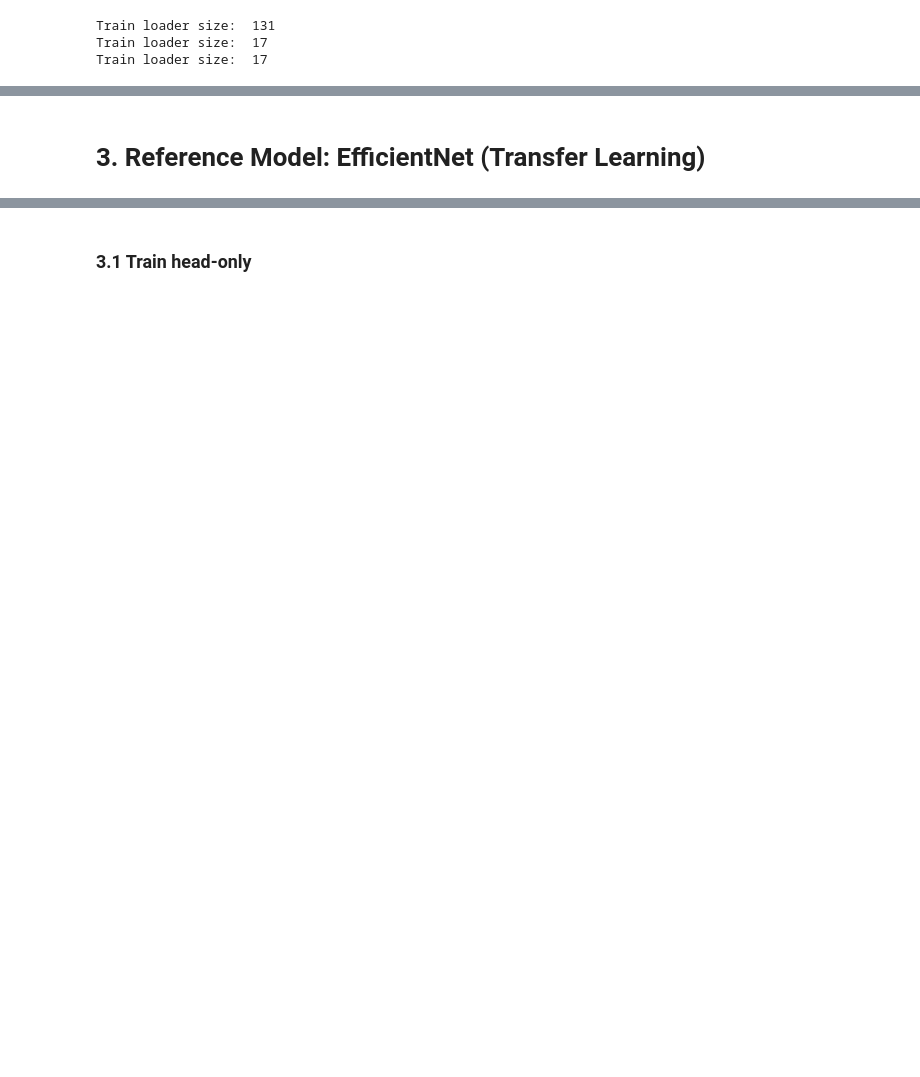
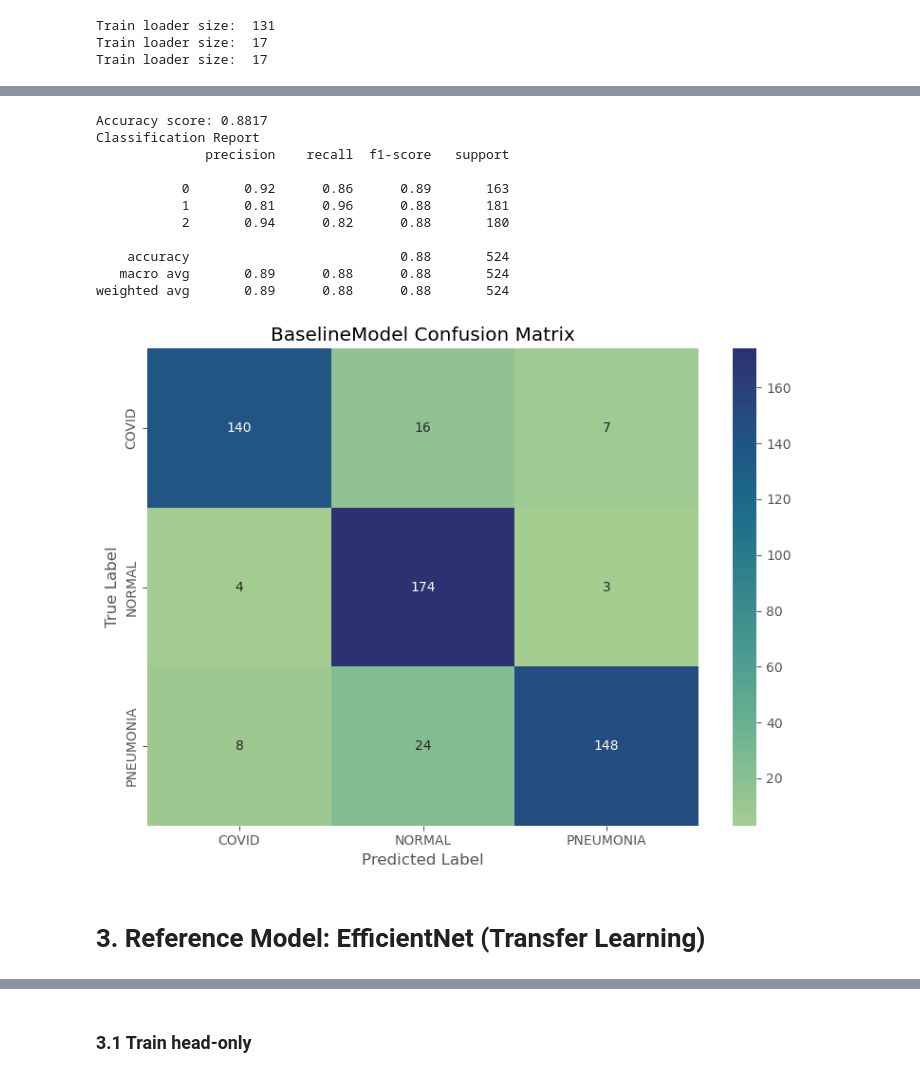
Before and after one commit to DangCongKhai/xray_chest_classification, a Jupyter notebook: main.ipynb, the cells around one changed output, grey strips where cells are left out. Cells and saved outputs as stored; diff of their text form; code cells hidden in the pictures; blank space fills up the shorter version.

```diff
--- a/main.ipynb
+++ b/main.ipynb
@@ -126,3 +245,19 @@ for i in range(9):
+# %%
+SAVE_PATH = f"{project_root}/results/{MODEL_NAME}_cfm.png"
+performance(baseline_model, test_loader, DEVICE, MODEL_NAME, class_names=CLASSES, save_path=SAVE_PATH)
+# %% [output]
+Accuracy score: 0.8817
+Classification Report
+              precision    recall  f1-score   support
+
+           0       0.92      0.86      0.89       163
+           1       0.81      0.96      0.88       181
+           2       0.94      0.82      0.88       180
+
+    accuracy                           0.88       524
+   macro avg       0.89      0.88      0.88       524
+weighted avg       0.89      0.88      0.88       524
+[figure, added]
 # %% [markdown]
-# 3. Reference Model: EfficientNet (Transfer Learning)
+# **3. Reference Model: EfficientNet (Transfer Learning)**
 # %%
```
Also changed, not shown: parts of 46 cells of this notebook.
